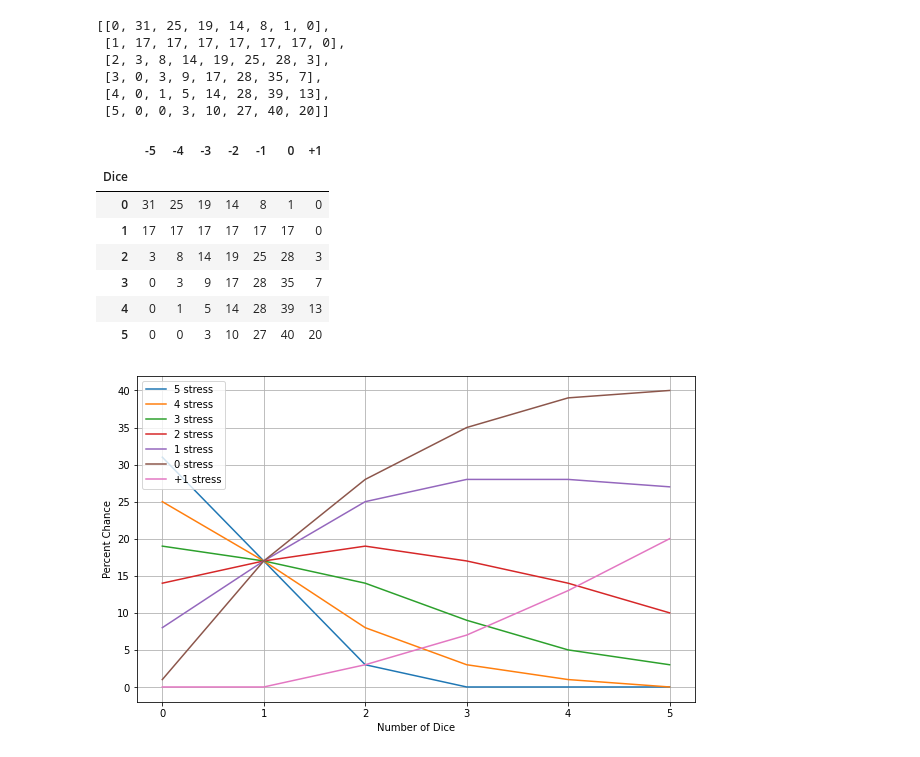
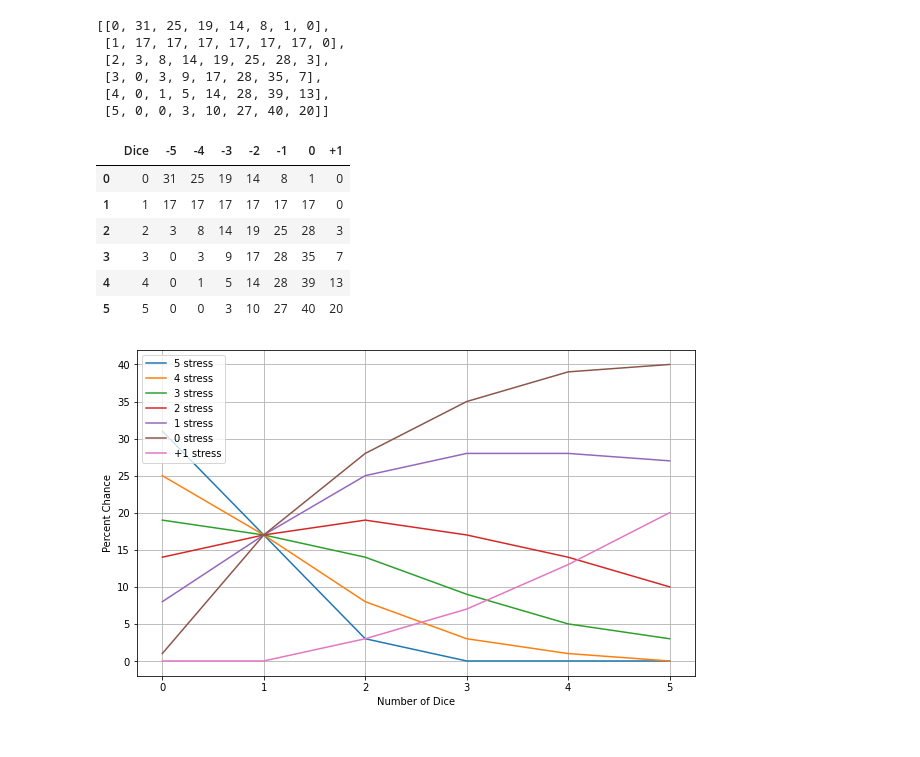
Before and after one commit to jhilberdink/Blades-in-the-Dark-Math, a Jupyter notebook: BitD Math.ipynb, the cells around one changed output. Saved outputs shown, nothing was run; the diff lists cells and outputs as text; code cells hidden in the pictures.

```diff
--- a/BitD Math.ipynb
+++ b/BitD Math.ipynb
@@ -206,17 +207,15 @@ all_resist_results
  [4, 0, 1, 5, 14, 28, 39, 13],
  [5, 0, 0, 3, 10, 27, 40, 20]]
 # %%
-resist_df = pd.DataFrame(all_resist_results, columns=['Dice', '-5', '-4', '-3', '-2', '-1', '0', '+1']).set_index('Dice')
+resist_df = pd.DataFrame(all_resist_results, columns=['Dice', '-5', '-4', '-3', '-2', '-1', '0', '+1'])
+resist_df
+# %% [output]
+|  | Dice | -5 | -4 | -3 | -2 | -1 | 0 | +1 |
+| 0 | 0 | 31 | 25 | 19 | 14 | 8 | 1 | 0 |
+| 1 | 1 | 17 | 17 | 17 | 17 | 17 | 17 | 0 |
+| 2 | 2 | 3 | 8 | 14 | 19 | 25 | 28 | 3 |
+| 3 | 3 | 0 | 3 | 9 | 17 | 28 | 35 | 7 |
+| 4 | 4 | 0 | 1 | 5 | 14 | 28 | 39 | 13 |
+| 5 | 5 | 0 | 0 | 3 | 10 | 27 | 40 | 20 |
-# %%
-resist_df
-# %% [output]
-|  | -5 | -4 | -3 | -2 | -1 | 0 | +1 |
-| Dice |  |  |  |  |  |  |  |
-| 0 | 31 | 25 | 19 | 14 | 8 | 1 | 0 |
-| 1 | 17 | 17 | 17 | 17 | 17 | 17 | 0 |
-| 2 | 3 | 8 | 14 | 19 | 25 | 28 | 3 |
-| 3 | 0 | 3 | 9 | 17 | 28 | 35 | 7 |
-| 4 | 0 | 1 | 5 | 14 | 28 | 39 | 13 |
-| 5 | 0 | 0 | 3 | 10 | 27 | 40 | 20 |
 # %%
 plt.subplots(figsize=(10, 6))
```
Also changed, not shown: parts of 4 cells of this notebook, 2 other files.
